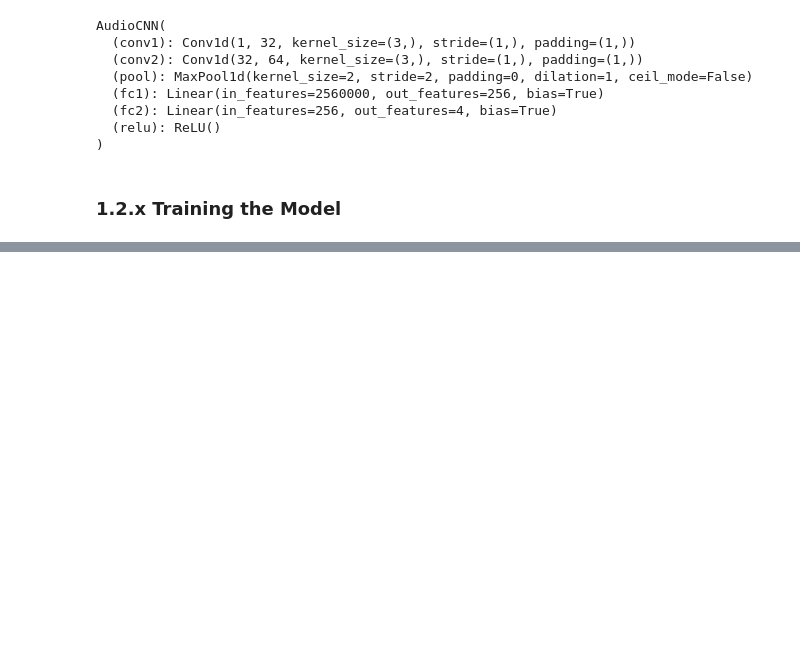
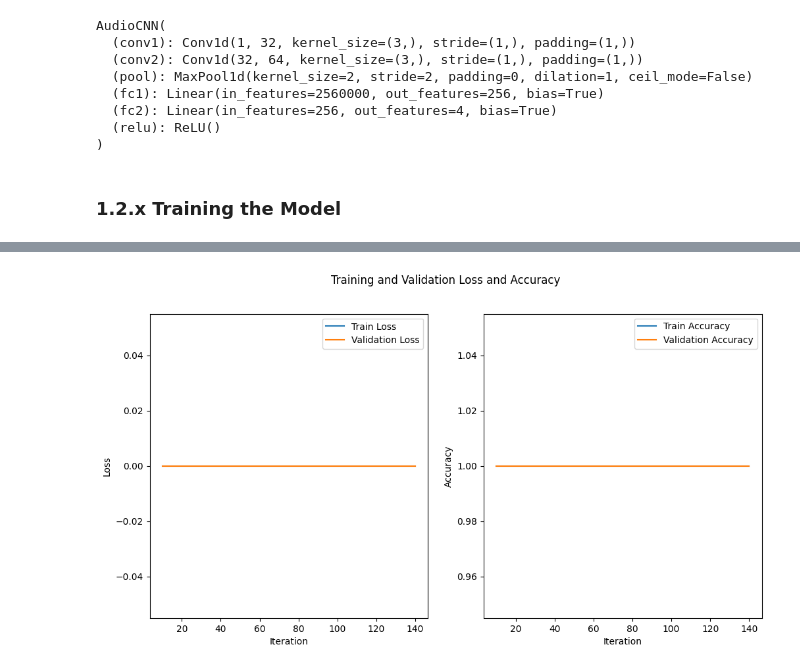
Before and after one commit to AndreisMarco/02456_G128_bird_classification, a Jupyter notebook: scripts/06_Audio_classification_with_CNN.ipynb, the cells around one changed output, grey strips where cells are left out. Saved outputs shown, nothing was run; the diff lists cells and outputs as text; code cells hidden in the pictures; blank space fills up the shorter version.

```diff
--- a/scripts/06_Audio_classification_with_CNN.ipynb
+++ b/scripts/06_Audio_classification_with_CNN.ipynb
@@ -267,28 +189,6 @@ AudioCNN(
 )
 # %%
 loss_fct = nn.CrossEntropyLoss(weight=class_weight_tensor)
-optimizer = torch.optim.Adam(model.parameters(), lr=3e-4, weight_decay=0.01)
+optimizer = torch.optim.Adam(cnn.parameters(), lr=3e-4, weight_decay=0.01)
 # %% [markdown]
 ### 1.2.x Training the Model
-# %%
-num_epochs = 1
-
-for epoch in range(num_epochs):
-    model.train()
-    for inputs, labels in train_loader:
-        inputs, labels = inputs.to(device), labels.to(device)
-
-        # Add the channel dimension for Conv1d: [batch_size, 1, sequence_length]
-        inputs = inputs.unsqueeze(1)  # Shape: [batch_size, 1, sequence_length]
-
-        print(f"Shape of inputs before passing to model: {inputs.shape}")
-
-        optimizer.zero_grad()
-        outputs = model(inputs)
-
-        print(f"Unique values in labels: {torch.unique(labels)}")
-
-        labels = labels.long()
-        loss = loss_fct(outputs, labels)
-        loss.backward()
-        optimizer.step()
@@ -325,0 +277,23 @@ torch.Size([16])
+# %%
+# plots of final loss and accuracy of training and validation data
+plt.figure(figsize=(12, 6))
+
+plt.subplot(1, 2, 1)
+plt.plot(train_iter, train_losses, label='Train Loss')
+plt.plot(test_iter, test_losses, label='Validation Loss')
+plt.xlabel('Iteration')
+plt.ylabel('Loss')
+plt.legend()
+
+plt.subplot(1, 2, 2)
+plt.plot(train_iter, train_accs, label='Train Accuracy')
+plt.plot(test_iter, test_accs, label='Validation Accuracy')
+plt.xlabel('Iteration')
+plt.ylabel('Accuracy')
+plt.legend()
+
+plt.suptitle('Training and Validation Loss and Accuracy')
+
+plt.show()
+# %% [output]
+[figure, added]
```
Also changed, not shown: parts of 14 cells of this notebook.
